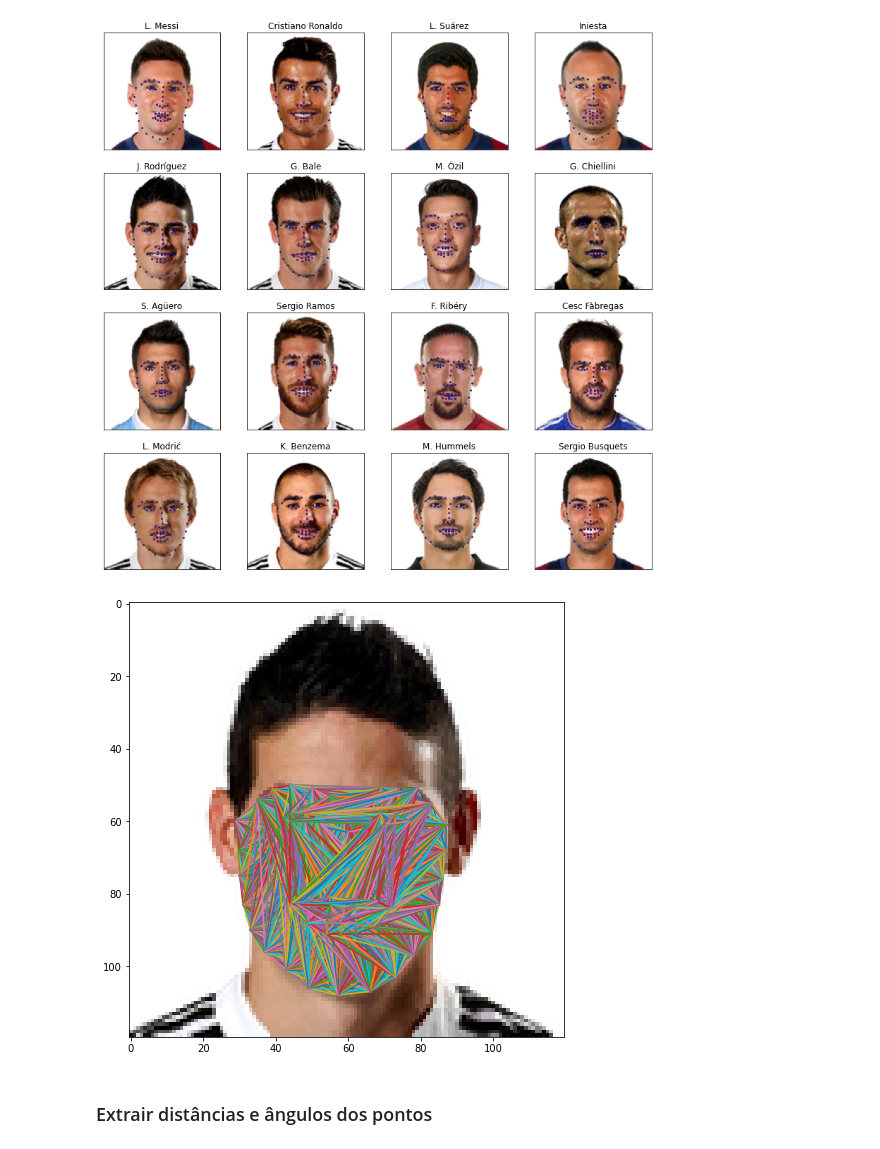
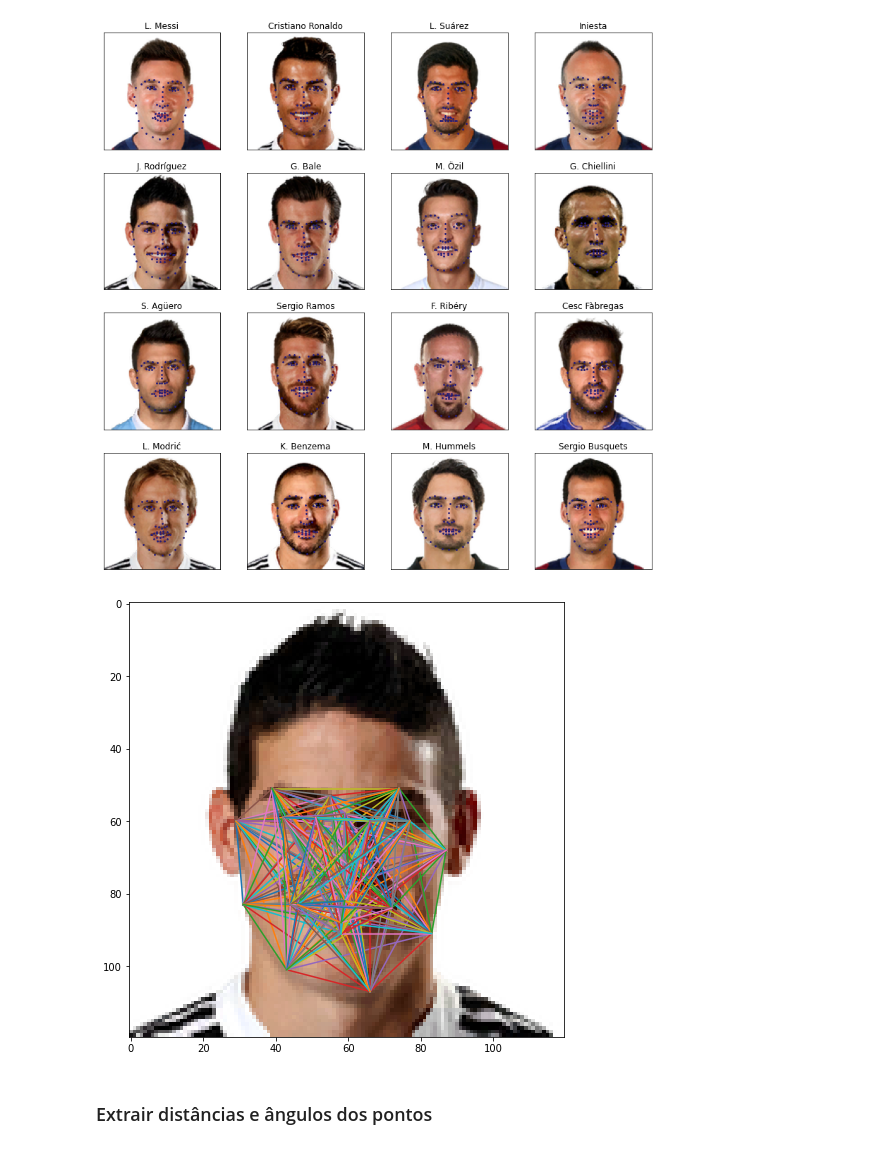
Before and after one commit to Nastarii/BMI-Prediction-With-Body-Images, a Jupyter notebook: Trabalho_de_Antropometria.ipynb, the cells around one changed output. Cells and saved outputs as stored; diff of their text form; code cells hidden in the pictures.

```diff
--- a/Trabalho_de_Antropometria.ipynb
+++ b/Trabalho_de_Antropometria.ipynb
@@ -236,25 +236,22 @@ def dists_calculation(points_A, points_B):
 # %%
 for idx in df.index:
     if idx == 4:
 
         plt.figure(figsize=(8,8))
         img = Image.open(df['img_path'].iloc[idx])
 
         xs, ys = df[xs_cols].iloc[idx].values, df[ys_cols].iloc[idx].values
         points = np.array([point for point in zip(xs,ys)])
 
-        points_distances = dists_calculation(points,points)
-        points_angles    = angle_calculation(points,points,'rad')
-
-        for i, (xA,yA) in enumerate(points):
-            for j, (xB,yB) in enumerate(points):
+        for i, (xA,yA) in enumerate(points[::3]):
+            for j, (xB,yB) in enumerate(points[::3]):
                 if j > i:
                     plt.plot([xA,xB],[yA,yB])
 
         plt.imshow(img)
         break
 # %% [output]
-[figure, old version]
+[figure, new version]
 # %% [markdown]
 ### Extrair distâncias e ângulos dos pontos
 # %%
```
Also changed, not shown: parts of 5 cells of this notebook.
